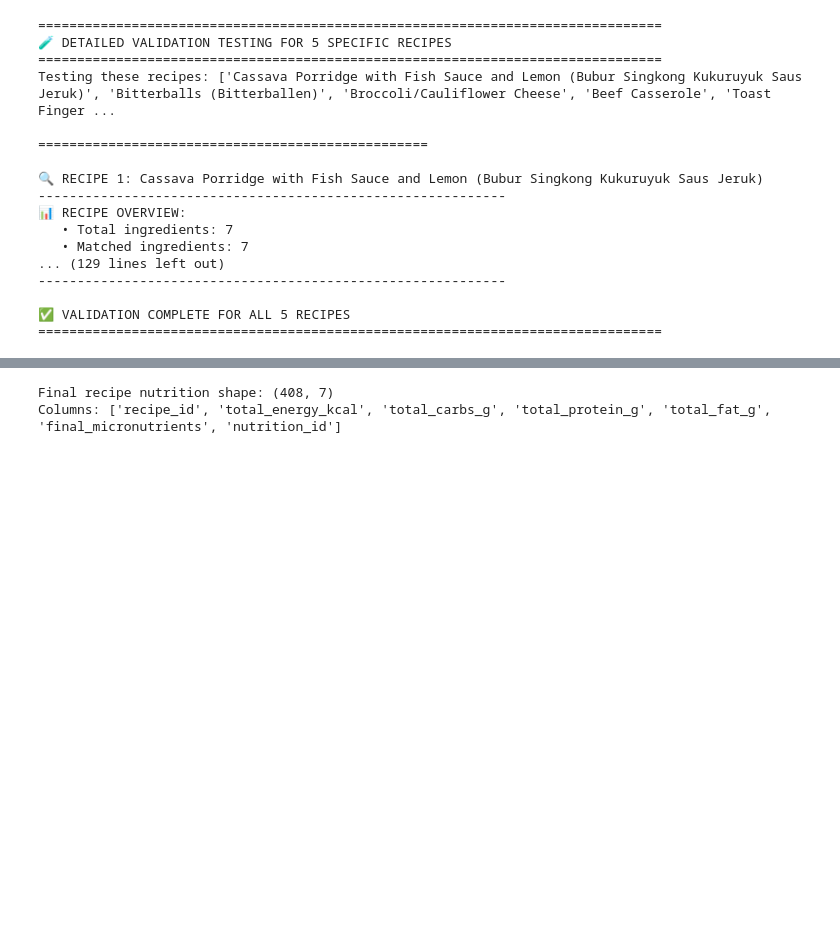
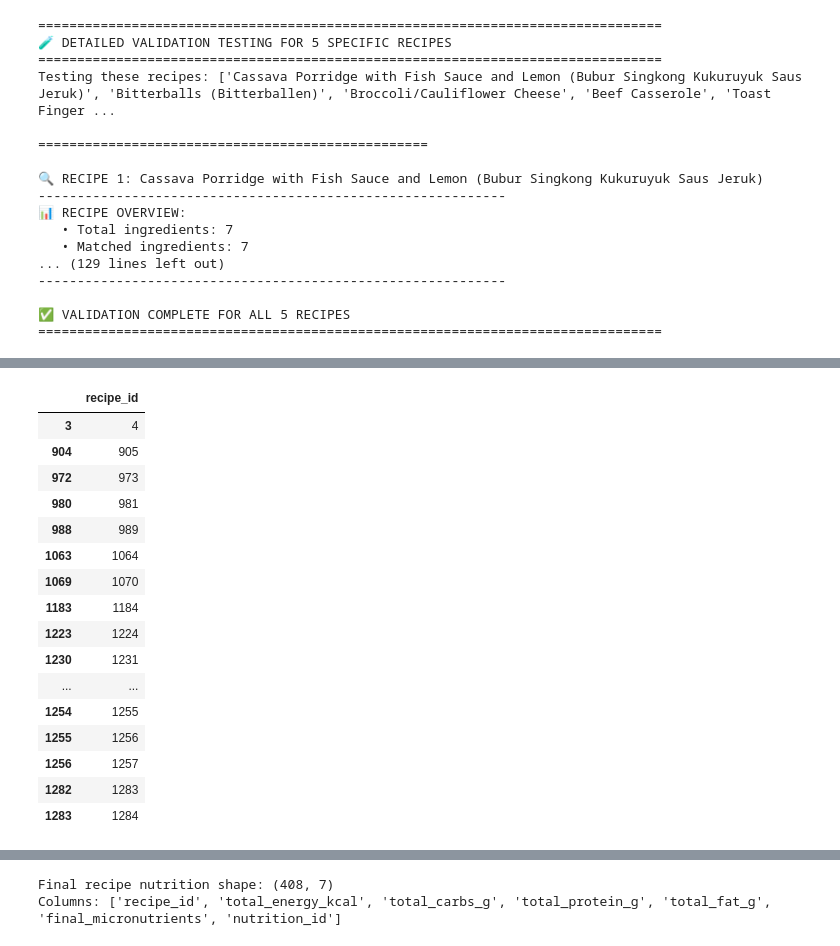
Before and after one commit to itshelena07/baby_food_recom_ai, a Jupyter notebook: 01_DataPreprocessing/pre-processing.ipynb, the cells around one changed output, grey strips where cells are left out. Saved outputs shown, nothing was run; the diff lists cells and outputs as text; code cells hidden in the pictures; blank space fills up the shorter version.

```diff
--- a/01_DataPreprocessing/pre-processing.ipynb
+++ b/01_DataPreprocessing/pre-processing.ipynb
@@ -7411,0 +7791,83 @@ Testing these recipes: ['Cassava Porridge with Fish Sauce and Lemon (Bubur Singk
+# %%
+# 🔍 DETAILED ANALYSIS OF WHY RECIPES ARE MISSING NUTRITION DATA
+print("\n🔍 DETAILED ANALYSIS OF WHY RECIPES ARE MISSING NUTRITION DATA")
+print("=" * 60)
+
+if len(missing_recipe_ids) > 0:
+    missing_recipes = recipes[recipes['recipe_id'].isin(missing_recipe_ids)].copy()
+
+    # Analyze potential reasons for missing nutrition data
+    missing_analysis = []
+
+    # Check if missing recipes have ingredients
+    if 'ingredients' in missing_recipes.columns:
+        has_ingredients = missing_recipes['ingredients'].notna() & (missing_recipes['ingredients'] != '')
+        missing_analysis.append({
+            'reason': 'Missing ingredients',
+            'count': (~has_ingredients).sum(),
+            'recipe_ids': missing_recipes[~has_ingredients]['recipe_id'].tolist()
+        })
+
+        empty_ingredients = missing_recipes['ingredients'].isin(['', None, 'None', 'nan'])
+        missing_analysis.append({
+            'reason': 'Empty/None ingredients',
+            'count': empty_ingredients.sum(),
+            'recipe_ids': missing_recipes[empty_ingredients]['recipe_id'].tolist()
+        })
+
+    # Check for other potential issues
+    nutrient_cols = ['energy', 'protein', 'fat', 'carbs']
+    available_nutrient_cols = [col for col in nutrient_cols if col in missing_recipes.columns]
+
+    if len(available_nutrient_cols) > 0:
+        all_nutrients_missing = missing_recipes[available_nutrient_cols].isnull().all(axis=1)
+        missing_analysis.append({
+            'reason': 'All nutrition values are null',
+            'count': all_nutrients_missing.sum(),
+            'recipe_ids': missing_recipes[all_nutrients_missing]['recipe_id'].tolist()
+        })
+
+    # Check if recipes exist in ingredient breakdown
+    if 'recipe_ingredient_df' in globals():
+        missing_in_ingredient_breakdown = ~missing_recipes['recipe_id'].isin(recipe_ingredient_df['recipe_id'])
+        missing_analysis.append({
+            'reason': 'Not in ingredient breakdown table',
+            'count': missing_in_ingredient_breakdown.sum(),
+            'recipe_ids': missing_recipes[missing_in_ingredient_breakdown]['recipe_id'].tolist()
+        })
+
+    # Print analysis results
+    print(f"\n📊 REASONS FOR MISSING NUTRITION DATA:")
+    for analysis in missing_analysis:
+        if analysis['count'] > 0:
+            print(f"\n   🔴 {analysis['reason']}: {analysis['count']} recipes")
+            print(f"      Recipe IDs: {analysis['recipe_ids'][:10]}{'...' if len(analysis['recipe_ids']) > 10 else ''}")
+
+    # Show detailed breakdown by origin or other factors
+    print(f"\n🌍 Missing recipes by origin country:")
+    if 'origin_country' in missing_recipes.columns:
+        origin_counts = missing_recipes['origin_country'].value_counts()
+        for origin, count in origin_counts.items():
+            print(f"   {origin}: {count} recipes")
+
+    print(f"\n👶 Missing recipes by age range:")
+    if 'age_range' in missing_recipes.columns:
+        age_counts = missing_recipes['age_range'].value_counts()
+        for age, count in age_counts.items():
+            print(f"   {age}: {count} recipes")
+
+    # Show the actual missing recipes with key information
+    print(f"\n📋 COMPLETE LIST OF MISSING RECIPES:")
+    key_cols = ['recipe_id', 'food_name', 'origin_country', 'age_range']
+    available_key_cols = [col for col in key_cols if col in missing_recipes.columns]
+
+    if len(available_key_cols) > 0:
+        missing_summary = missing_recipes[available_key_cols].sort_values('recipe_id')
+        display(missing_summary)
+    else:
+        print("   Key columns not available for detailed breakdown")
+        display(missing_recipes[['recipe_id']].sort_values('recipe_id'))
+
+print(f"\n✅ Analysis completed!")
+print(f"Summary: {len(missing_recipe_ids)} recipes missing nutrition data out of {len(recipes_ids)} total recipes")
+# %% [output]
@@ -7411,0 +7887,17 @@ Testing these recipes: ['Cassava Porridge with Fish Sauce and Lemon (Bubur Singk
+|  | recipe_id |
+| 3 | 4 |
+| 904 | 905 |
+| 972 | 973 |
+| 980 | 981 |
+| 988 | 989 |
+| 1063 | 1064 |
+| 1069 | 1070 |
+| 1183 | 1184 |
+| 1223 | 1224 |
+| 1230 | 1231 |
+| ... | ... |
+| 1254 | 1255 |
+| 1255 | 1256 |
+| 1256 | 1257 |
+| 1282 | 1283 |
+| 1283 | 1284 |
```
Also changed, not shown: parts of 42 cells of this notebook.
